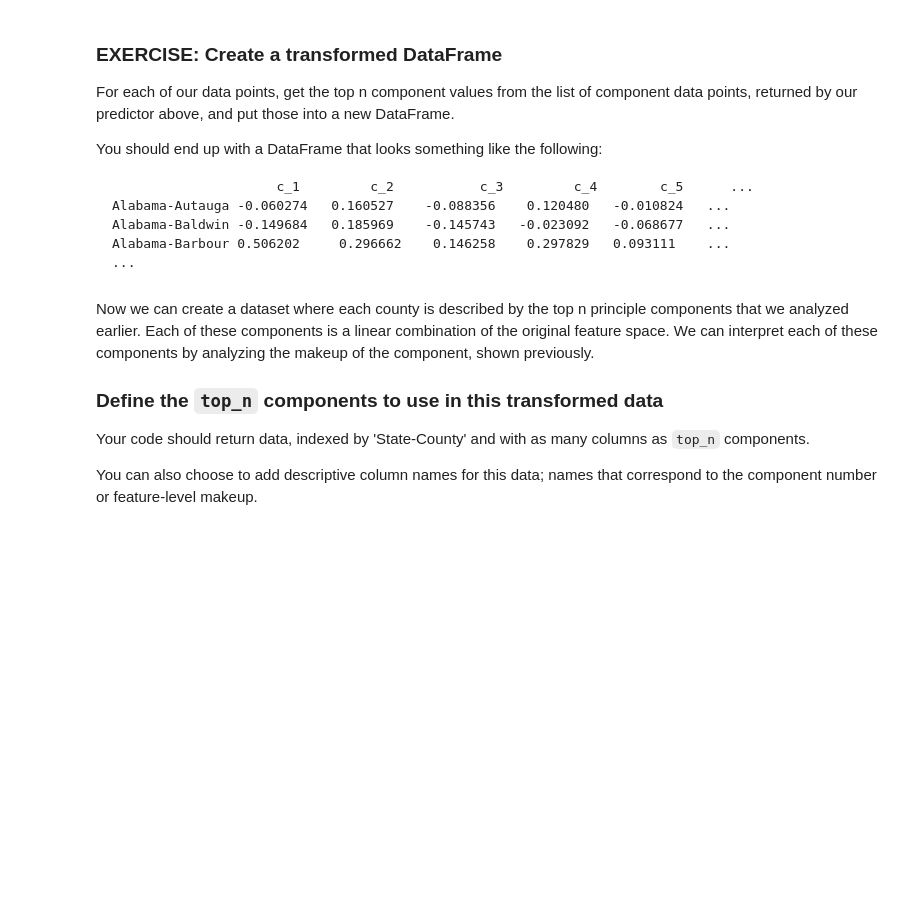
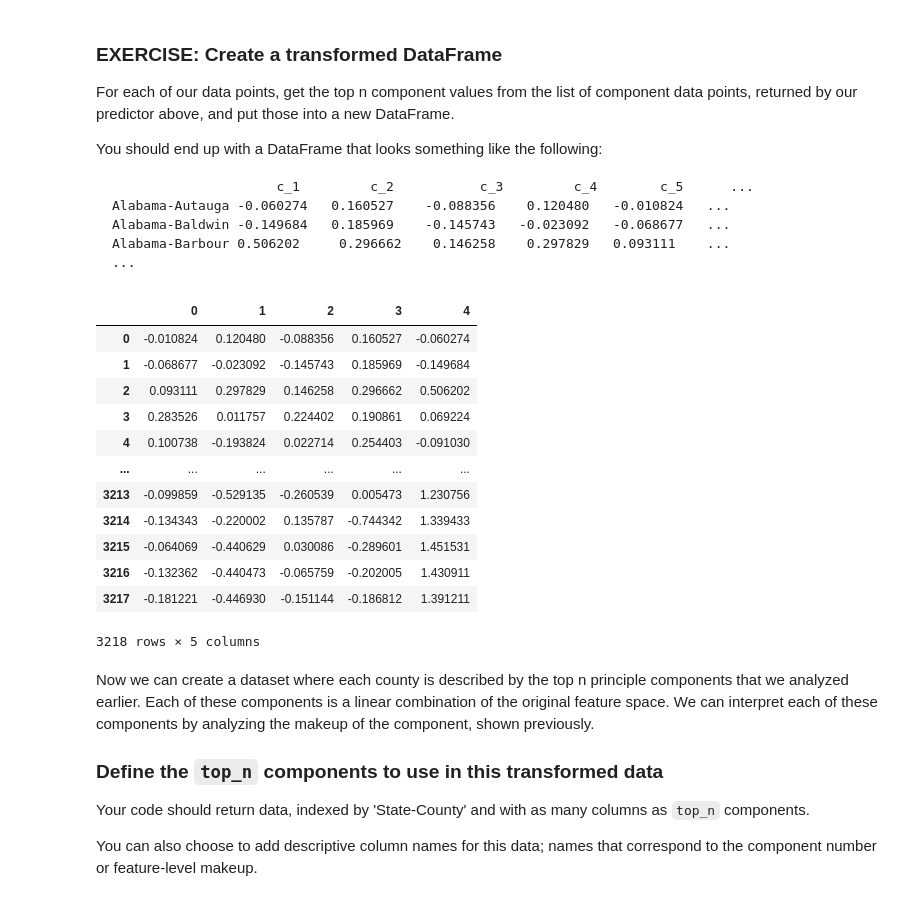
Before and after one commit to diegoami/ML_SageMaker_Studies, a Jupyter notebook: Population_Segmentation/Pop_Segmentation_Exercise.ipynb, the cells around one changed output. Drawn from its saved outputs; the diff is of its cells as text; code cells hidden in the pictures; blank space fills up the shorter version.

````diff
--- a/Population_Segmentation/Pop_Segmentation_Exercise.ipynb
+++ b/Population_Segmentation/Pop_Segmentation_Exercise.ipynb
@@ -398,7 +407,7 @@ Next, prepare the data for a built-in model by converting the DataFrame to a num
 The *record_set* function in the SageMaker PCA model converts a numpy array into a **RecordSet** format that is the required format for the training input data. This is a requirement for _all_ of SageMaker's built-in models. The use of this data type is one of the reasons that allows training of models within Amazon SageMaker to perform faster, especially for large datasets.
 # %%
 # convert df to np array
-train_data_np = counties_scaled.astype('float32')
+train_data_np = counties_scaled.values.astype('float32')
 
 # convert to RecordSet format
 formatted_train_data = pca_SM.record_set(train_data_np)
@@ -651,6 +864,24 @@ Alabama-Baldwin	-0.149684	0.185969	-0.145743	-0.023092	-0.068677	...
 Alabama-Barbour	0.506202	 0.296662	 0.146258	 0.297829	0.093111	...
 ...
 ```
+# %%
+tr_list = [train_pca[data_idx].label['projection'].float32_tensor.values[-5:] for data_idx in range(0, len(train_pca))]
+# %%
+pd.DataFrame(tr_list)
+# %% [output]
+|  | 0 | 1 | 2 | 3 | 4 |
+| 0 | -0.010824 | 0.120480 | -0.088356 | 0.160527 | -0.060274 |
+| 1 | -0.068677 | -0.023092 | -0.145743 | 0.185969 | -0.149684 |
+| 2 | 0.093111 | 0.297829 | 0.146258 | 0.296662 | 0.506202 |
+| 3 | 0.283526 | 0.011757 | 0.224402 | 0.190861 | 0.069224 |
+| 4 | 0.100738 | -0.193824 | 0.022714 | 0.254403 | -0.091030 |
+| ... | ... | ... | ... | ... | ... |
+| 3213 | -0.099859 | -0.529135 | -0.260539 | 0.005473 | 1.230756 |
+| 3214 | -0.134343 | -0.220002 | 0.135787 | -0.744342 | 1.339433 |
+| 3215 | -0.064069 | -0.440629 | 0.030086 | -0.289601 | 1.451531 |
+| 3216 | -0.132362 | -0.440473 | -0.065759 | -0.202005 | 1.430911 |
+| 3217 | -0.181221 | -0.446930 | -0.151144 | -0.186812 | 1.391211 |
+3218 rows × 5 columns
 # %%
 # create dimensionality-reduced data
 def create_transformed_df(train_pca, counties_scaled, n_top_components):
````
Also changed, not shown: parts of 34 cells of this notebook.
